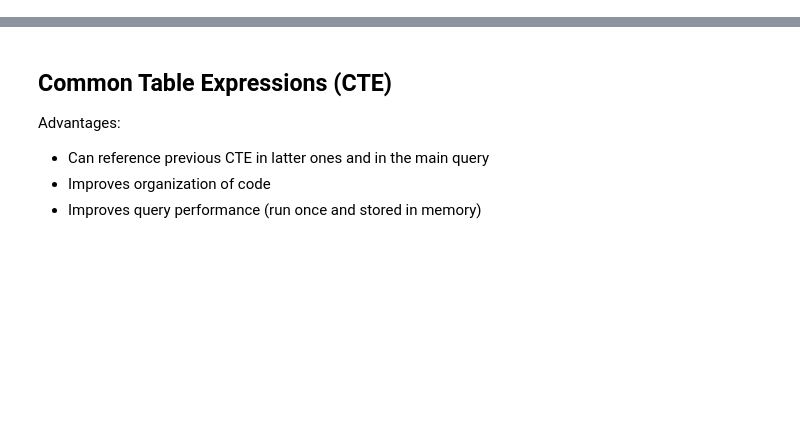
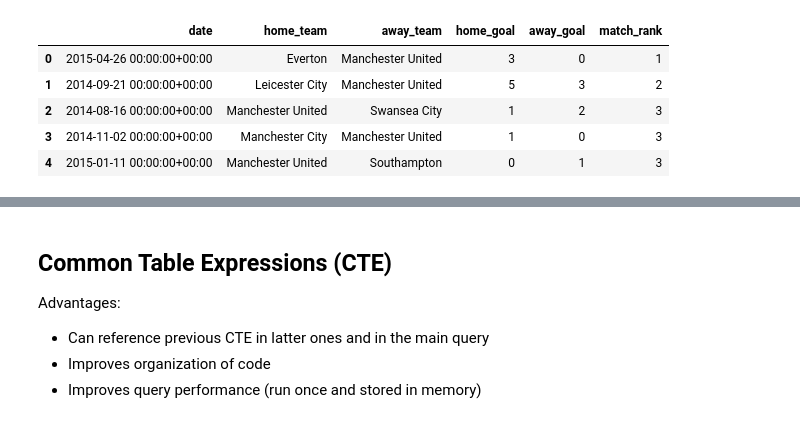
Before and after one commit to ursumarius/sql-datacamp, a Jupyter notebook: Summary_README.ipynb, the cells around one changed output, grey strips where cells are left out. Saved outputs shown, nothing was run; the diff lists cells and outputs as text; code cells hidden in the pictures; blank space fills up the shorter version.

```diff
--- a/Summary_README.ipynb
+++ b/Summary_README.ipynb
@@ -50,0 +22,43 @@ LIMIT 3;
+# %%
+-- Set up the home team CTE
+WITH home AS (
+  SELECT m.id, t.team_long_name,
+	  CASE WHEN m.home_goal > m.away_goal THEN 'MU Win'
+		   WHEN m.home_goal < m.away_goal THEN 'MU Loss'
+  		   ELSE 'Tie' END AS outcome
+  FROM soccer.match AS m
+  LEFT JOIN soccer.team AS t ON m.hometeam_id = t.team_api_id),
+
+-- Set up the away team CTE
+away AS (
+  SELECT m.id, t.team_long_name,
+	  CASE WHEN m.home_goal > m.away_goal THEN 'MU Loss'
+		   WHEN m.home_goal < m.away_goal THEN 'MU Win'
+  		   ELSE 'Tie' END AS outcome
+  FROM soccer.match AS m
+  LEFT JOIN soccer.team AS t ON m.awayteam_id = t.team_api_id)
+-- Select columns and and rank the matches by goal difference
+
+SELECT DISTINCT
+    m.date,
+    home.team_long_name AS home_team,
+    away.team_long_name AS away_team,
+    m.home_goal,
+    m.away_goal,
+    RANK() OVER(ORDER BY ABS(home_goal - away_goal) DESC) as match_rank
+-- Join the CTEs onto the match table
+FROM soccer.match AS m
+LEFT JOIN home ON m.id = home.id
+LEFT JOIN away ON m.id = away.id
+WHERE m.season = '2014/2015'
+      AND ((home.team_long_name = 'Manchester United' AND home.outcome = 'MU Loss')
+      OR (away.team_long_name = 'Manchester United' AND away.outcome = 'MU Loss'))
+ORDER BY match_rank
+LIMIT 5;
+# %% [output]
+|  | date | home_team | away_team | home_goal | away_goal | match_rank |
+| 0 | 2015-04-26 00:00:00+00:00 | Everton | Manchester United | 3 | 0 | 1 |
+| 1 | 2014-09-21 00:00:00+00:00 | Leicester City | Manchester United | 5 | 3 | 2 |
+| 2 | 2014-08-16 00:00:00+00:00 | Manchester United | Swansea City | 1 | 2 | 3 |
+| 3 | 2014-11-02 00:00:00+00:00 | Manchester City | Manchester United | 1 | 0 | 3 |
+| 4 | 2015-01-11 00:00:00+00:00 | Manchester United | Southampton | 0 | 1 | 3 |
```
Also changed, not shown: parts of 21 cells of this notebook, 1 other file.
